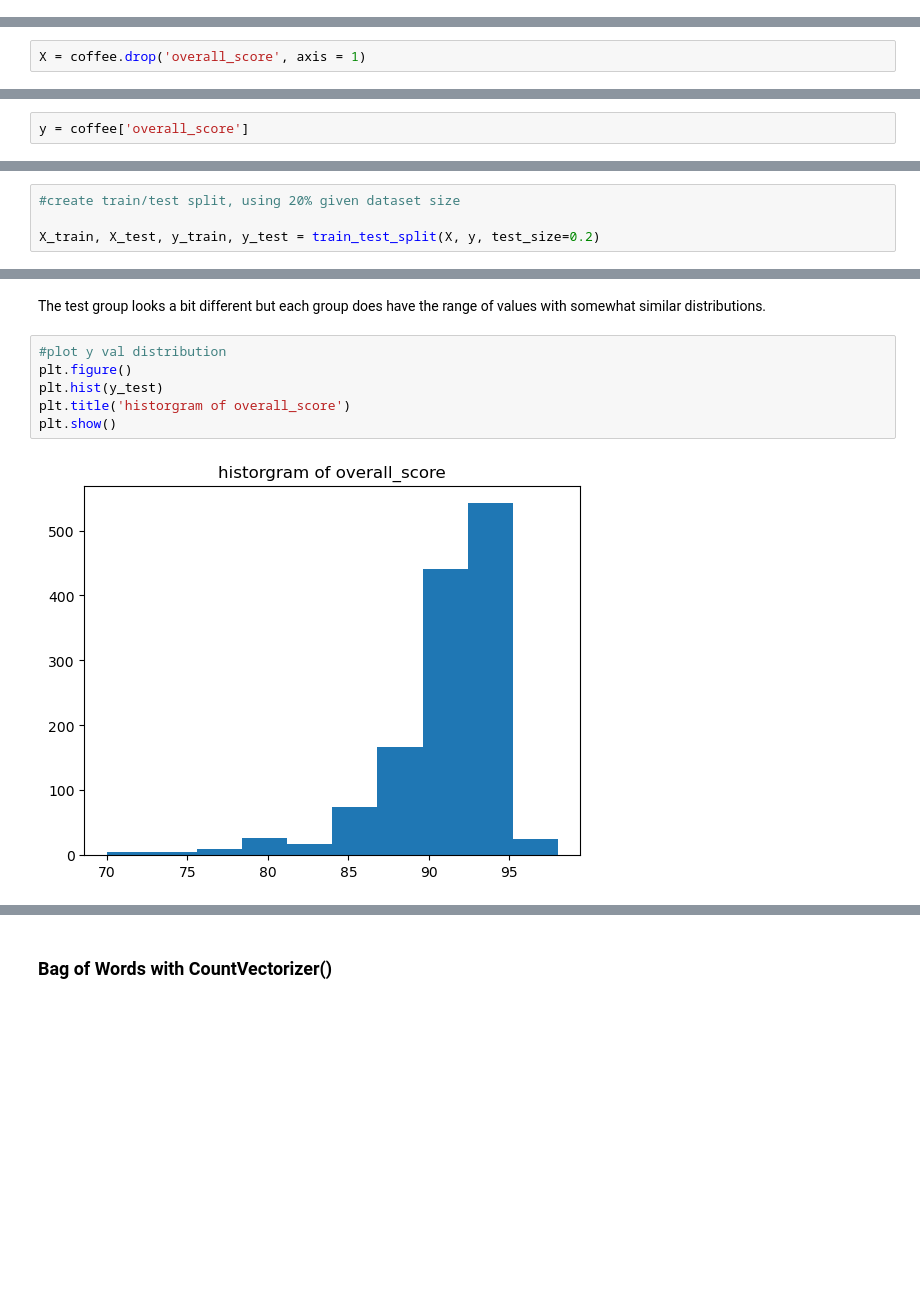
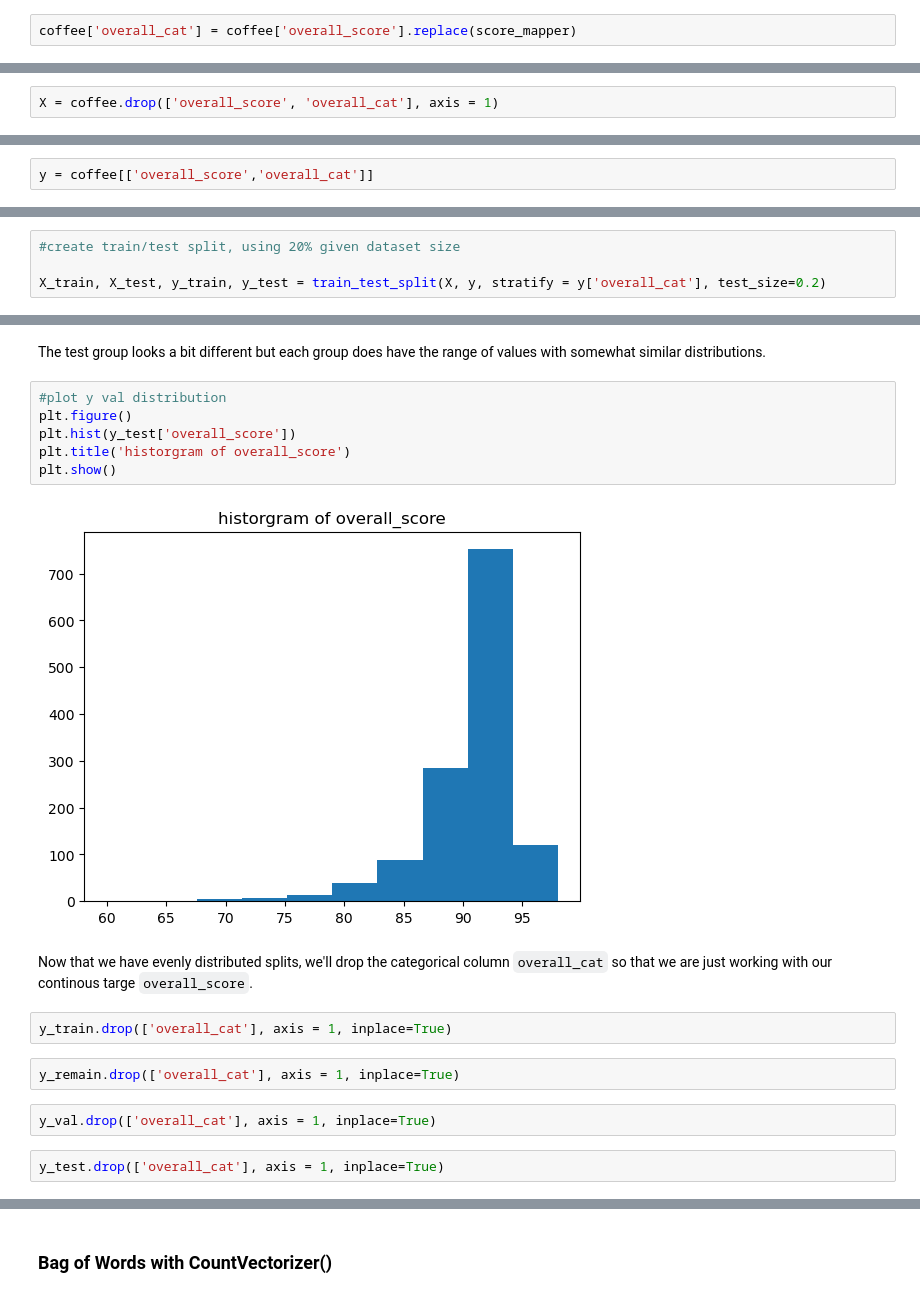
Before and after one commit to KMere21/capstone, a Jupyter notebook: Capstone_Project_Part_6_Text_Tokenizing.ipynb, the cells around one changed output, grey strips where cells are left out. Saved outputs shown, nothing was run; the diff lists cells and outputs as text; blank space fills up the shorter version.

```diff
--- a/Capstone_Project_Part_6_Text_Tokenizing.ipynb
+++ b/Capstone_Project_Part_6_Text_Tokenizing.ipynb
@@ -166,0 +188,2 @@ target = `overall_score`
+# %%
+coffee['overall_cat'] = coffee['overall_score'].replace(score_mapper)
@@ -167,11 +217,11 @@ target = `overall_score`
 # %%
-X = coffee.drop('overall_score', axis = 1)
+X = coffee.drop(['overall_score', 'overall_cat'], axis = 1)
 # %%
 X.shape
 # %% [output]
 (6554, 18)
 # %%
-y = coffee['overall_score']
+y = coffee[['overall_score','overall_cat']]
 # %%
 y.shape
 # %% [output]
@@ -199,7 +246,7 @@ plt.show()
 # %%
 #create train/test split, using 20% given dataset size
 
-X_train, X_test, y_train, y_test = train_test_split(X, y, test_size=0.2)
+X_train, X_test, y_train, y_test = train_test_split(X, y, stratify = y['overall_cat'], test_size=0.2)
 # %%
 #create train/validate split, using 20% given dataset size
 
@@ -259,8 +308,18 @@ The test group looks a bit different but each group does have the range of value
 # %%
 #plot y val distribution
 plt.figure()
-plt.hist(y_test)
+plt.hist(y_test['overall_score'])
 plt.title('historgram of overall_score')
 plt.show()
 # %% [output]
-[figure, old version]
+[figure, new version]
+# %% [markdown]
+Now that we have evenly distributed splits, we'll drop the categorical column `overall_cat` so that we are just working with our continous targe `overall_score`.
+# %%
+y_train.drop(['overall_cat'], axis = 1, inplace=True)
+# %%
+y_remain.drop(['overall_cat'], axis = 1, inplace=True)
+# %%
+y_val.drop(['overall_cat'], axis = 1, inplace=True)
+# %%
+y_test.drop(['overall_cat'], axis = 1, inplace=True)
```
Also changed, not shown: parts of 74 cells of this notebook, 3 other files.
